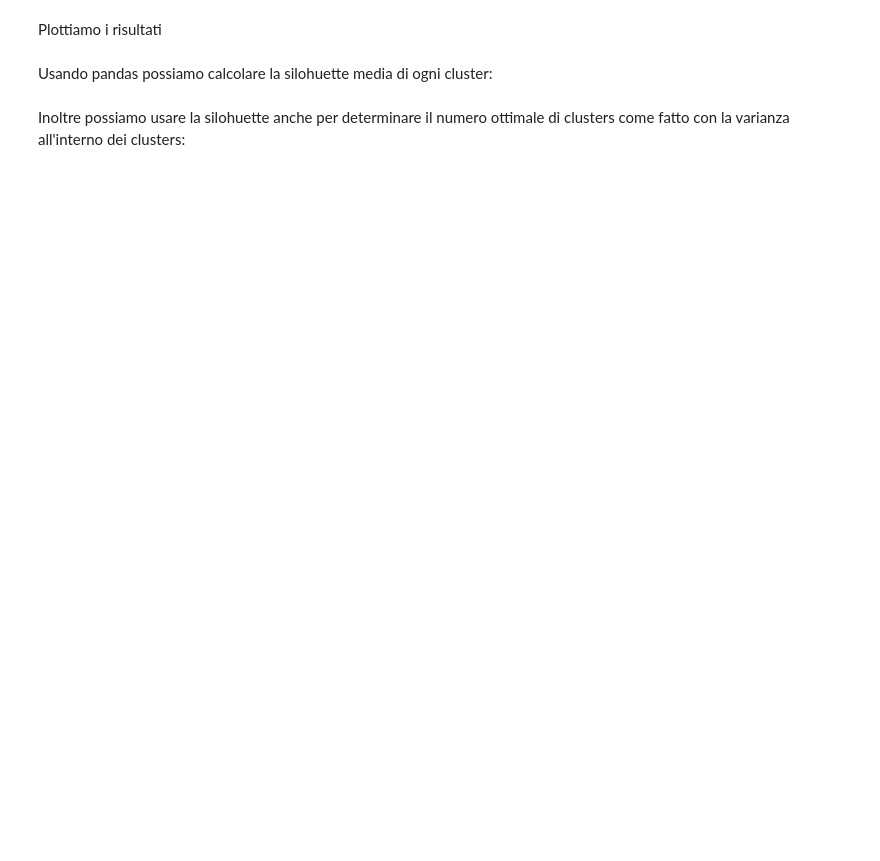
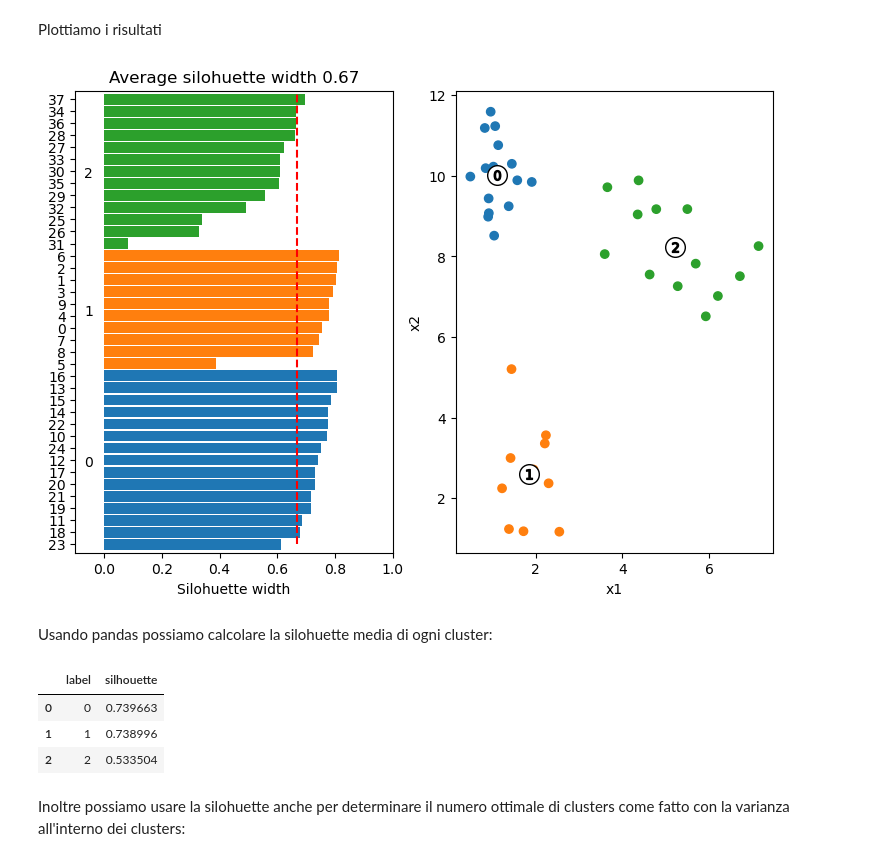
Before and after one commit to jb-sharp/stat4bigdata, a Jupyter notebook: Lezione 9/09-sklearn.ipynb, the cells around one changed output. Drawn from its saved outputs; the diff is of its cells as text; code cells hidden in the pictures; blank space fills up the shorter version.

```diff
--- a/Lezione 9/09-sklearn.ipynb
+++ b/Lezione 9/09-sklearn.ipynb
@@ -154,6 +218,7 @@ df = pd.DataFrame({"id": range(sum(n)),
                    "x1": X[:, 0],
                    "x2": X[:, 1],
                    "label" : model3.labels_,
-                   "silohuette": sample_silhouette_values})
+                   "silhouette": sample_silhouette_values})
 
-df = df.sort_values(by = ["label", "silohuette"])
+df = df.sort_values(by = ["label", "silhouette"])
+df
@@ -161,7 +244,8 @@ df = df.sort_values(by = ["label", "silohuette"])
 Plottiamo i risultati
 # %%
 fig, ax = plt.subplots(1, 2, figsize = (9, 6))
-df.plot.barh(y = 'silohuette',
+
+df.plot.barh(y = 'silhouette',
              color = [f"C{i}" for i in df.label],
              width = 0.9,
              ax = ax[0],
@@ -171,37 +255,44 @@ df.plot.barh(y = 'silohuette',
 ax[0].plot([sil_score, sil_score], [0, sum(n)], "r--")
 #ax[0].set_yticks(ticks = range(sum(n)), labels = df.id)
 ax[0].set_ylabel("")
 ax[0].set_xlabel("Silohuette width")
 ax[0].set_title(f"Average silohuette width {sil_score:0.2}")
 
 y_min = -1
 for i in range(n_clusters):
     ax[0].text(-0.07, y_min + 0.5 * sum(model3.labels_ == i), str(i))
     y_min += sum(model3.labels_ == i)
 ax[0].set_xlim(-0.1, 1)
 
 # Scatter plot
 ax[1].scatter(df.x1, df.x2, c = [f"C{i}" for i in df.label])
 ax[1].scatter(model3.cluster_centers_[:, 0],
               model3.cluster_centers_[:, 1],
               marker = "o",
               c = "white",
               alpha = 1,
               s = 200,
               edgecolor = "k")
 for i, c in enumerate(model3.cluster_centers_):
     ax[1].scatter(c[0], c[1],
                   marker = f"${i}$",
                   alpha = 1,
                   s = 50,
                   edgecolor = "k")
 ax[1].set_ylabel("x2")
 ax[1].set_xlabel("x1")
 plt.show()
+# %% [output]
+[figure, added]
 # %% [markdown]
 Usando pandas possiamo calcolare la silohuette media di ogni cluster:
 # %%
-df.groupby("label")["silohuette"].mean().reset_index()
+df.groupby("label")["silhouette"].mean().reset_index()
+# %% [output]
+|  | label | silhouette |
+| 0 | 0 | 0.739663 |
+| 1 | 1 | 0.738996 |
+| 2 | 2 | 0.533504 |
 # %% [markdown]
 Inoltre possiamo usare la silohuette anche per determinare il numero ottimale di clusters come fatto con la varianza all'interno dei clusters:
 # %%
```
Also changed, not shown: parts of 52 cells of this notebook.
